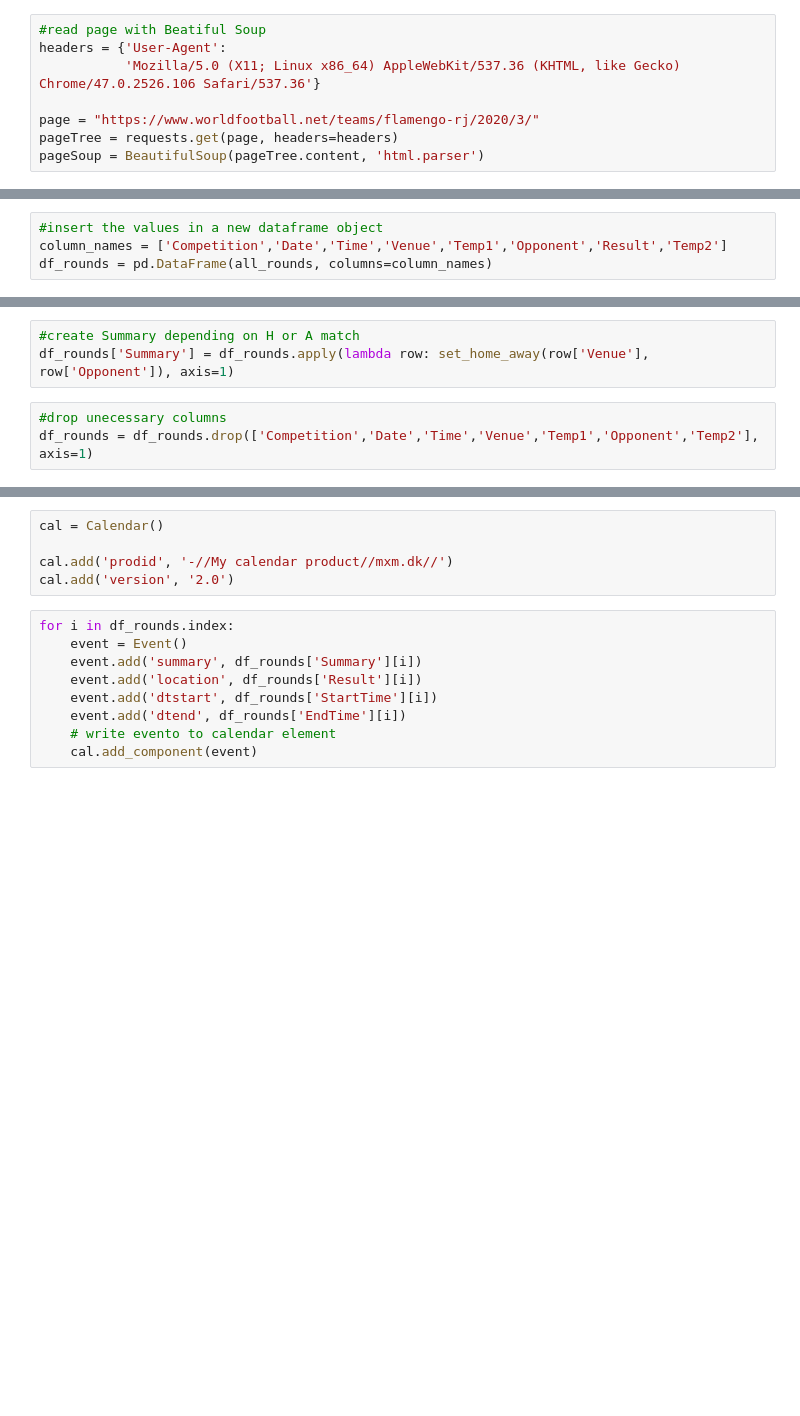
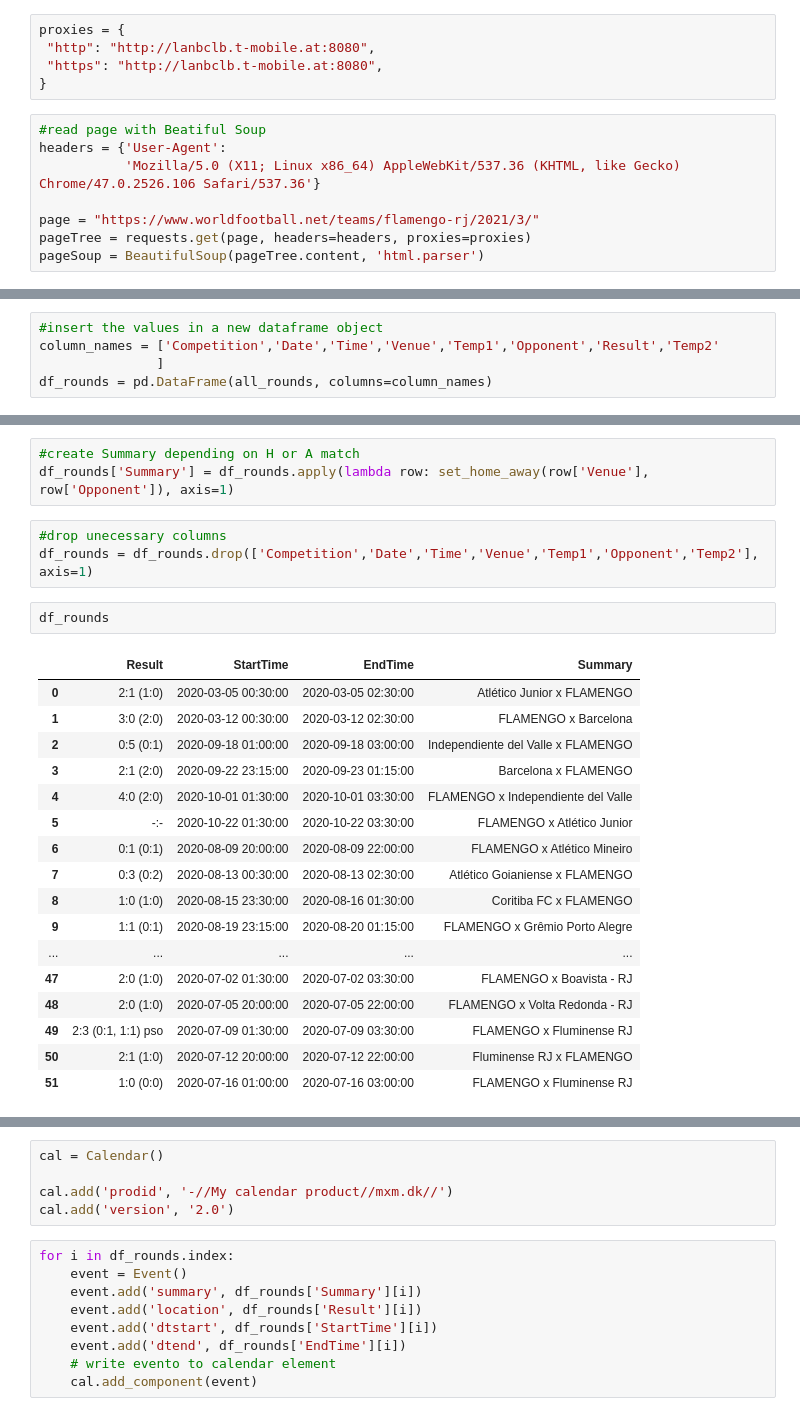
Before and after one commit to burnier/urubu_ical, a Jupyter notebook: Tabela_iCal_2.ipynb, the cells around one changed output, grey strips where cells are left out. Cells and saved outputs as stored; diff of their text form; blank space fills up the shorter version.

Commit message:
added new files to Flamengo project

```diff
--- a/Tabela_iCal_2.ipynb
+++ b/Tabela_iCal_2.ipynb
@@ -3,13 +3,18 @@ from bs4 import BeautifulSoup
 import pandas as pd
 import requests
 import datetime as dt
+# %%
+proxies = {
+ "http": "http://lanbclb.t-mobile.at:8080",
+ "https": "http://lanbclb.t-mobile.at:8080",
+}
 # %%
 #read page with Beatiful Soup
 headers = {'User-Agent':
            'Mozilla/5.0 (X11; Linux x86_64) AppleWebKit/537.36 (KHTML, like Gecko) Chrome/47.0.2526.106 Safari/537.36'}
 
-page = "https://www.worldfootball.net/teams/flamengo-rj/2020/3/"
-pageTree = requests.get(page, headers=headers)
+page = "https://www.worldfootball.net/teams/flamengo-rj/2021/3/"
+pageTree = requests.get(page, headers=headers, proxies=proxies)
 pageSoup = BeautifulSoup(pageTree.content, 'html.parser')
 # %%
 #find games from 2020
@@ -26,7 +31,8 @@ for a in a_in_2020:
     one_round = []
 # %%
 #insert the values in a new dataframe object
-column_names = ['Competition','Date','Time','Venue','Temp1','Opponent','Result','Temp2']
+column_names = ['Competition','Date','Time','Venue','Temp1','Opponent','Result','Temp2'
+               ]
 df_rounds = pd.DataFrame(all_rounds, columns=column_names)
 # %%
 #add dummy starting times for non-existing ones
@@ -59,6 +65,26 @@ df_rounds['Summary'] = df_rounds.apply(lambda row: set_home_away(row['Venue'], r
 # %%
 #drop unecessary columns
 df_rounds = df_rounds.drop(['Competition','Date','Time','Venue','Temp1','Opponent','Temp2'], axis=1)
+# %%
+df_rounds
+# %% [output]
+|  | Result | StartTime | EndTime | Summary |
+| 0 | 2:1 (1:0) | 2020-03-05 00:30:00 | 2020-03-05 02:30:00 | Atlético Junior x FLAMENGO |
+| 1 | 3:0 (2:0) | 2020-03-12 00:30:00 | 2020-03-12 02:30:00 | FLAMENGO x Barcelona |
+| 2 | 0:5 (0:1) | 2020-09-18 01:00:00 | 2020-09-18 03:00:00 | Independiente del Valle x FLAMENGO |
+| 3 | 2:1 (2:0) | 2020-09-22 23:15:00 | 2020-09-23 01:15:00 | Barcelona x FLAMENGO |
+| 4 | 4:0 (2:0) | 2020-10-01 01:30:00 | 2020-10-01 03:30:00 | FLAMENGO x Independiente del Valle |
+| 5 | -:- | 2020-10-22 01:30:00 | 2020-10-22 03:30:00 | FLAMENGO x Atlético Junior |
+| 6 | 0:1 (0:1) | 2020-08-09 20:00:00 | 2020-08-09 22:00:00 | FLAMENGO x Atlético Mineiro |
+| 7 | 0:3 (0:2) | 2020-08-13 00:30:00 | 2020-08-13 02:30:00 | Atlético Goianiense x FLAMENGO |
+| 8 | 1:0 (1:0) | 2020-08-15 23:30:00 | 2020-08-16 01:30:00 | Coritiba FC x FLAMENGO |
+| 9 | 1:1 (0:1) | 2020-08-19 23:15:00 | 2020-08-20 01:15:00 | FLAMENGO x Grêmio Porto Alegre |
+| ... | ... | ... | ... | ... |
+| 47 | 2:0 (1:0) | 2020-07-02 01:30:00 | 2020-07-02 03:30:00 | FLAMENGO x Boavista - RJ |
+| 48 | 2:0 (1:0) | 2020-07-05 20:00:00 | 2020-07-05 22:00:00 | FLAMENGO x Volta Redonda - RJ |
+| 49 | 2:3 (0:1, 1:1) pso | 2020-07-09 01:30:00 | 2020-07-09 03:30:00 | FLAMENGO x Fluminense RJ |
+| 50 | 2:1 (1:0) | 2020-07-12 20:00:00 | 2020-07-12 22:00:00 | Fluminense RJ x FLAMENGO |
+| 51 | 1:0 (0:0) | 2020-07-16 01:00:00 | 2020-07-16 03:00:00 | FLAMENGO x Fluminense RJ |
 # %%
 from icalendar import Calendar, Event
 import datetime
```
Also changed, not shown: parts of 1 cell of this notebook, 2 other files.
